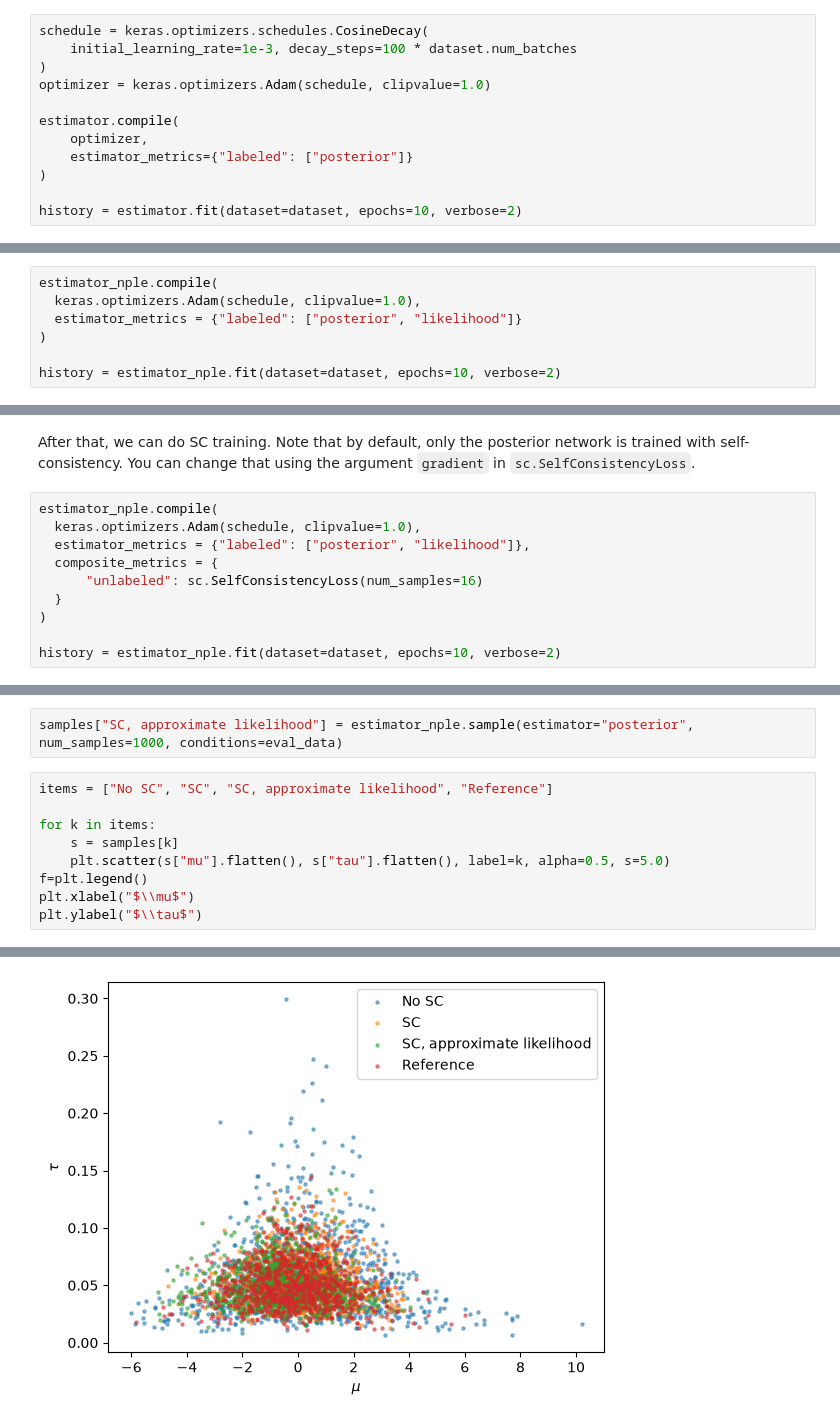
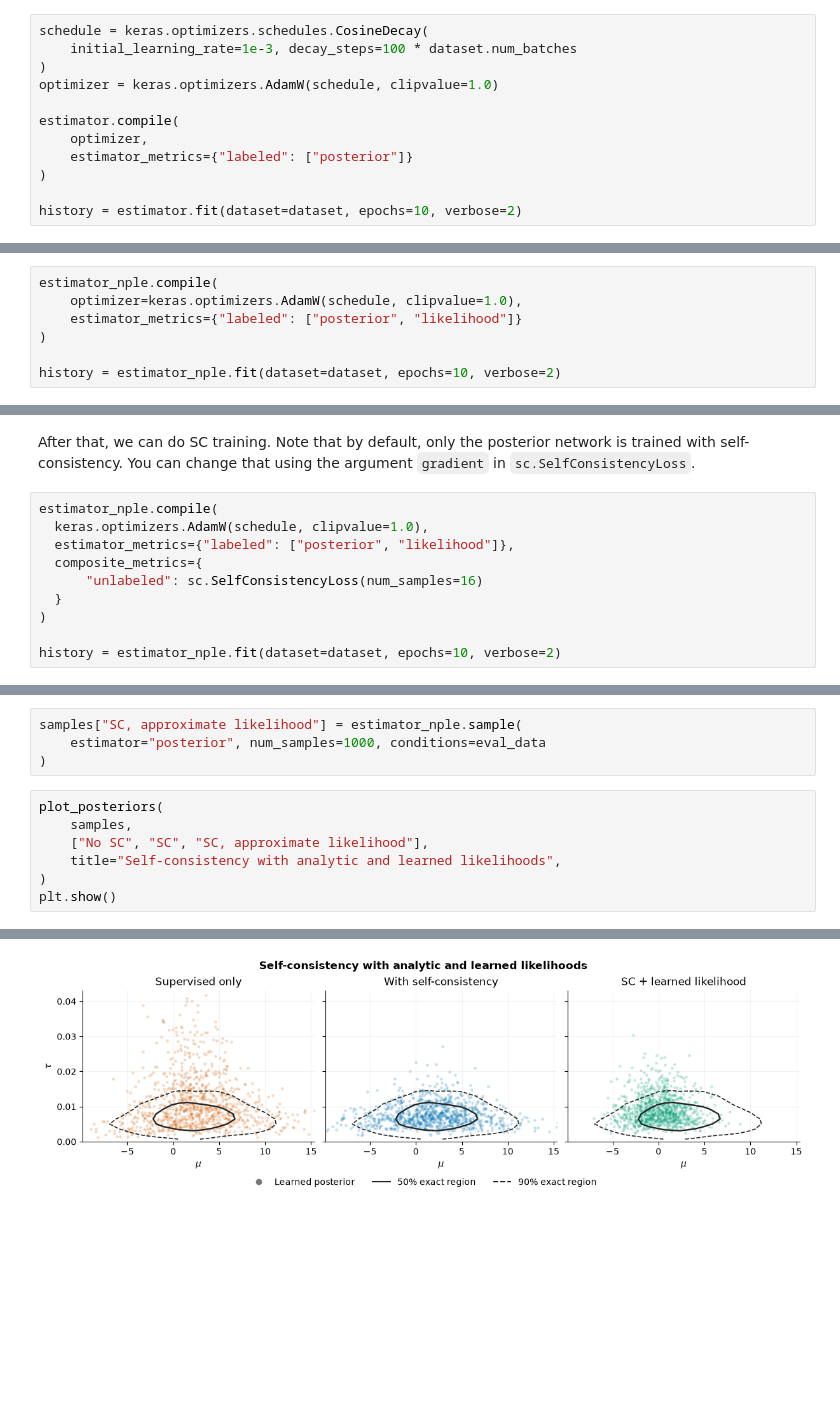
Before and after one commit to stefanradev93/BayesFlow, a Jupyter notebook: examples/Self_Consistency.ipynb, the cells around one changed output, grey strips where cells are left out. Cells and saved outputs as stored; diff of their text form; blank space fills up the shorter version.

```diff
--- a/examples/Self_Consistency.ipynb
+++ b/examples/Self_Consistency.ipynb
@@ -148,7 +149,7 @@ First, we train the posterior on labeled (simulated) data only. We do this throu
 schedule = keras.optimizers.schedules.CosineDecay(
     initial_learning_rate=1e-3, decay_steps=100 * dataset.num_batches
 )
-optimizer = keras.optimizers.Adam(schedule, clipvalue=1.0)
+optimizer = keras.optimizers.AdamW(schedule, clipvalue=1.0)
 
 estimator.compile(
     optimizer,
@@ -309,8 +410,8 @@ estimator_nple = sc.SemiSupervisedEstimator(
 Typically, it is a good idea to pretrain the networks with pure simulation-based training. We specify that both posterior and likelihood estimators should train with their own metrics evaluated on the labeled dataset.
 # %%
 estimator_nple.compile(
-  keras.optimizers.Adam(schedule, clipvalue=1.0),
-  estimator_metrics = {"labeled": ["posterior", "likelihood"]}
+    optimizer=keras.optimizers.AdamW(schedule, clipvalue=1.0),
+    estimator_metrics={"labeled": ["posterior", "likelihood"]}
 )
 
 history = estimator_nple.fit(dataset=dataset, epochs=10, verbose=2)
@@ -341,9 +442,9 @@ Epoch 10/10
 After that, we can do SC training. Note that by default, only the posterior network is trained with self-consistency. You can change that using the argument `gradient` in `sc.SelfConsistencyLoss`.
 # %%
 estimator_nple.compile(
-  keras.optimizers.Adam(schedule, clipvalue=1.0),
-  estimator_metrics = {"labeled": ["posterior", "likelihood"]},
-  composite_metrics = {
+  keras.optimizers.AdamW(schedule, clipvalue=1.0),
+  estimator_metrics={"labeled": ["posterior", "likelihood"]},
+  composite_metrics={
       "unlabeled": sc.SelfConsistencyLoss(num_samples=16)
   }
 )
@@ -374,12 +475,12 @@ Epoch 10/10
 # %%
-samples["SC, approximate likelihood"] = estimator_nple.sample(estimator="posterior", num_samples=1000, conditions=eval_data)
+samples["SC, approximate likelihood"] = estimator_nple.sample(
+    estimator="posterior", num_samples=1000, conditions=eval_data
+)
 # %%
-items = ["No SC", "SC", "SC, approximate likelihood", "Reference"]
-
-for k in items:
-    s = samples[k]
-    plt.scatter(s["mu"].flatten(), s["tau"].flatten(), label=k, alpha=0.5, s=5.0)
-f=plt.legend()
-plt.xlabel("$\\mu$")
-plt.ylabel("$\\tau$")
+plot_posteriors(
+    samples,
+    ["No SC", "SC", "SC, approximate likelihood"],
+    title="Self-consistency with analytic and learned likelihoods",
+)
+plt.show()
 # %% [output]
@@ -387 +487 @@ Text(0, 0.5, '$\\tau$')
-[figure, old version]
+[figure, new version]
```
Also changed, not shown: parts of 7 cells of this notebook, 2 other files.
